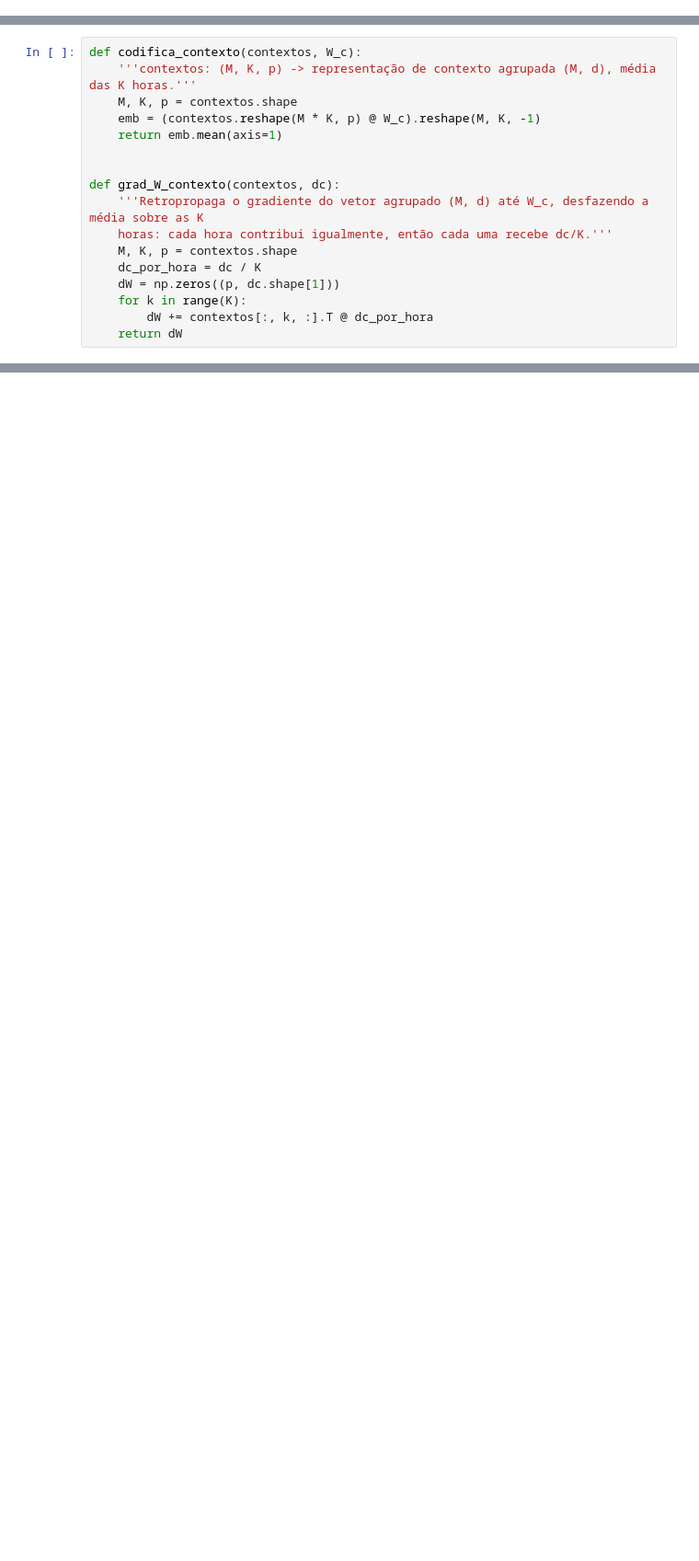
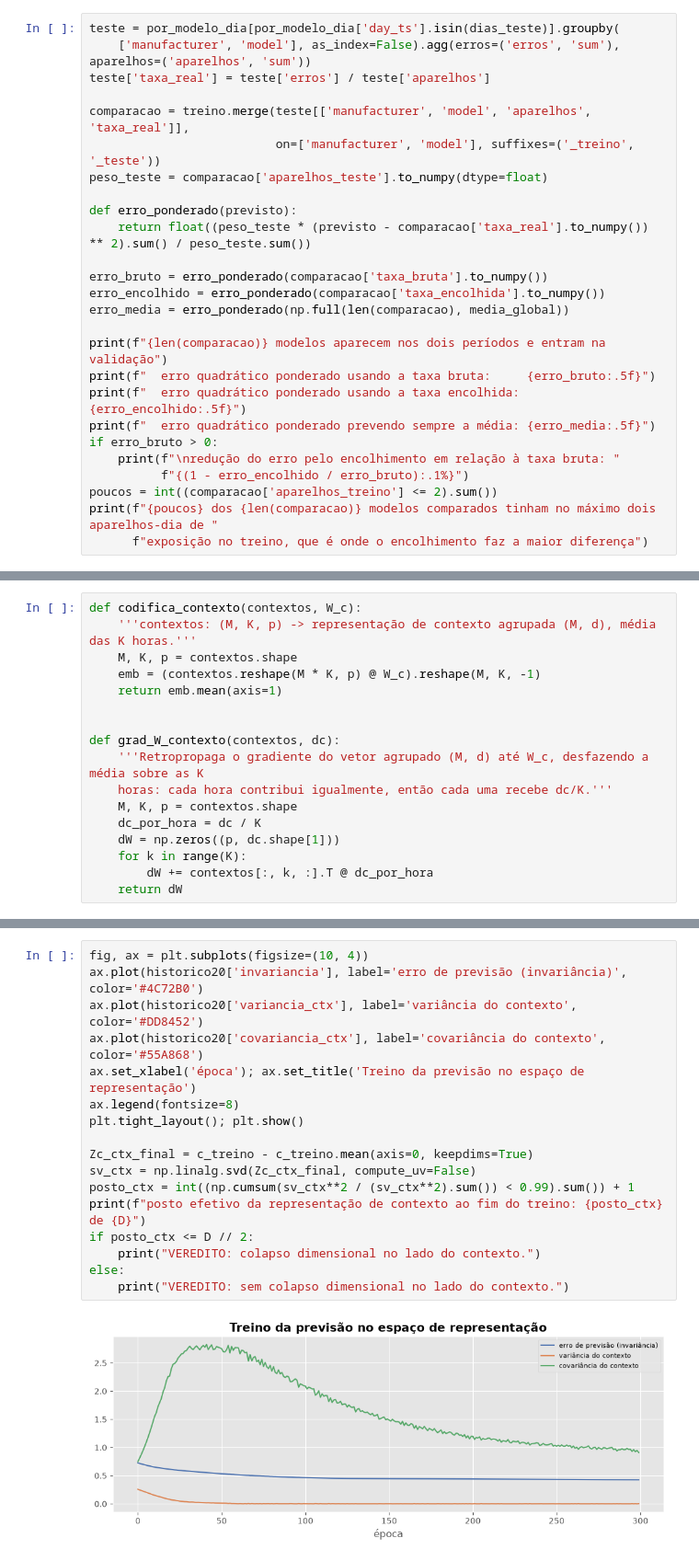
Before and after one commit to guedesrayssa/viewshow-ai-observability, a Jupyter notebook: artefatos/extras/notebooks/argus_algoritmo.ipynb, the cells around one changed output, grey strips where cells are left out. Shown at 92% size. Cells and saved outputs as stored; diff of their text form; blank space fills up the shorter version.

```diff
--- a/artefatos/extras/notebooks/argus_algoritmo.ipynb
+++ b/artefatos/extras/notebooks/argus_algoritmo.ipynb
@@ -1670,0 +1797,26 @@ print(grandes.to_string(index=False))
+# %%
+teste = por_modelo_dia[por_modelo_dia['day_ts'].isin(dias_teste)].groupby(
+    ['manufacturer', 'model'], as_index=False).agg(erros=('erros', 'sum'), aparelhos=('aparelhos', 'sum'))
+teste['taxa_real'] = teste['erros'] / teste['aparelhos']
+
+comparacao = treino.merge(teste[['manufacturer', 'model', 'aparelhos', 'taxa_real']],
+                          on=['manufacturer', 'model'], suffixes=('_treino', '_teste'))
+peso_teste = comparacao['aparelhos_teste'].to_numpy(dtype=float)
+
+def erro_ponderado(previsto):
+    return float((peso_teste * (previsto - comparacao['taxa_real'].to_numpy()) ** 2).sum() / peso_teste.sum())
+
+erro_bruto = erro_ponderado(comparacao['taxa_bruta'].to_numpy())
+erro_encolhido = erro_ponderado(comparacao['taxa_encolhida'].to_numpy())
+erro_media = erro_ponderado(np.full(len(comparacao), media_global))
+
+print(f"{len(comparacao)} modelos aparecem nos dois períodos e entram na validação")
+print(f"  erro quadrático ponderado usando a taxa bruta:     {erro_bruto:.5f}")
+print(f"  erro quadrático ponderado usando a taxa encolhida: {erro_encolhido:.5f}")
+print(f"  erro quadrático ponderado prevendo sempre a média: {erro_media:.5f}")
+if erro_bruto > 0:
+    print(f"\nredução do erro pelo encolhimento em relação à taxa bruta: "
+          f"{(1 - erro_encolhido / erro_bruto):.1%}")
+poucos = int((comparacao['aparelhos_treino'] <= 2).sum())
+print(f"{poucos} dos {len(comparacao)} modelos comparados tinham no máximo dois aparelhos-dia de "
+      f"exposição no treino, que é onde o encolhimento faz a maior diferença")
@@ -2221,0 +2540,19 @@ print(f"covariância do contexto: {historico20['covariancia_ctx'][0]:.4f} -> {hi
+# %%
+fig, ax = plt.subplots(figsize=(10, 4))
+ax.plot(historico20['invariancia'], label='erro de previsão (invariância)', color='#4C72B0')
+ax.plot(historico20['variancia_ctx'], label='variância do contexto', color='#DD8452')
+ax.plot(historico20['covariancia_ctx'], label='covariância do contexto', color='#55A868')
+ax.set_xlabel('época'); ax.set_title('Treino da previsão no espaço de representação')
+ax.legend(fontsize=8)
+plt.tight_layout(); plt.show()
+
+Zc_ctx_final = c_treino - c_treino.mean(axis=0, keepdims=True)
+sv_ctx = np.linalg.svd(Zc_ctx_final, compute_uv=False)
+posto_ctx = int((np.cumsum(sv_ctx**2 / (sv_ctx**2).sum()) < 0.99).sum()) + 1
+print(f"posto efetivo da representação de contexto ao fim do treino: {posto_ctx} de {D}")
+if posto_ctx <= D // 2:
+    print("VEREDITO: colapso dimensional no lado do contexto.")
+else:
+    print("VEREDITO: sem colapso dimensional no lado do contexto.")
+# %% [output]
+[figure, added]
```
Also changed, not shown: parts of 38 cells of this notebook.
